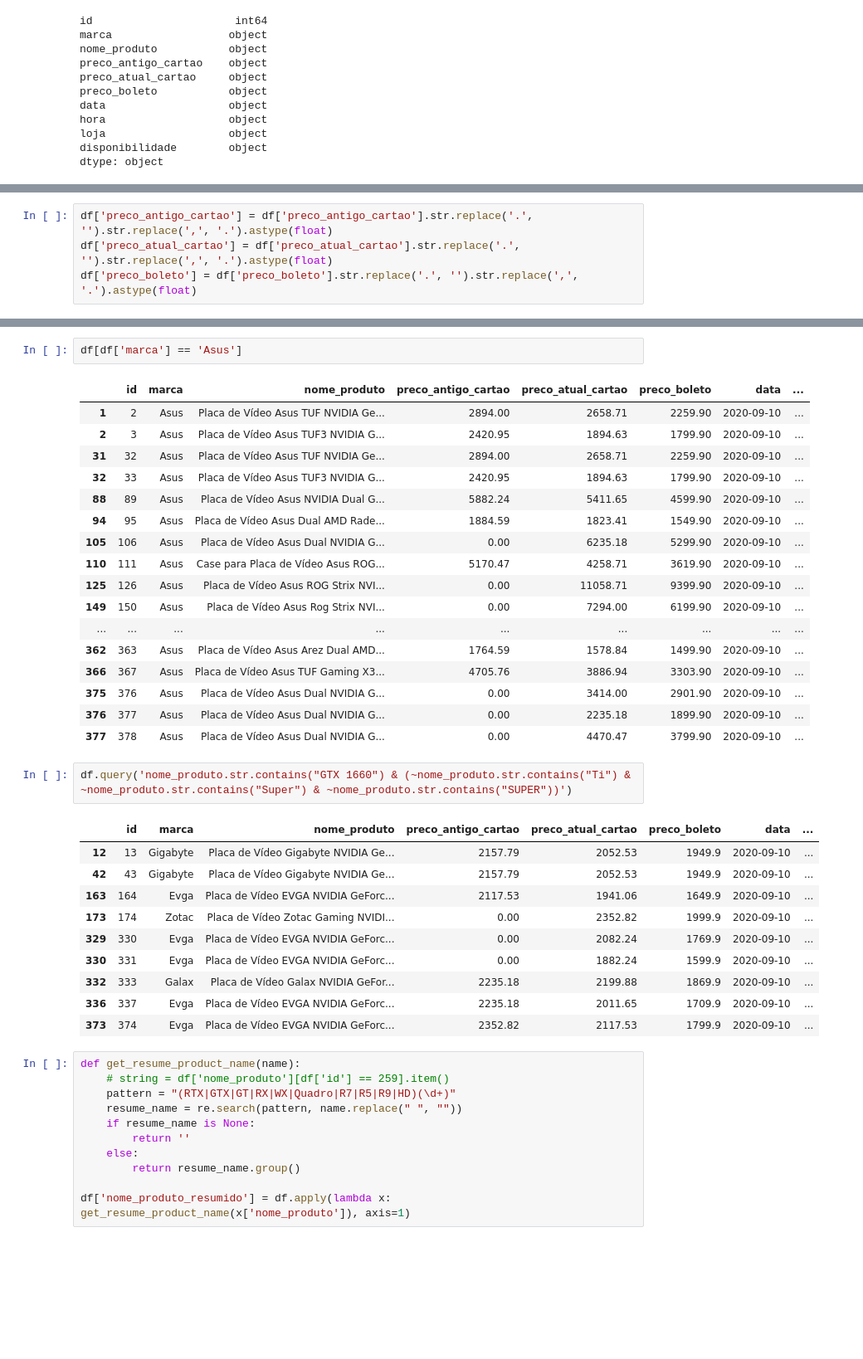
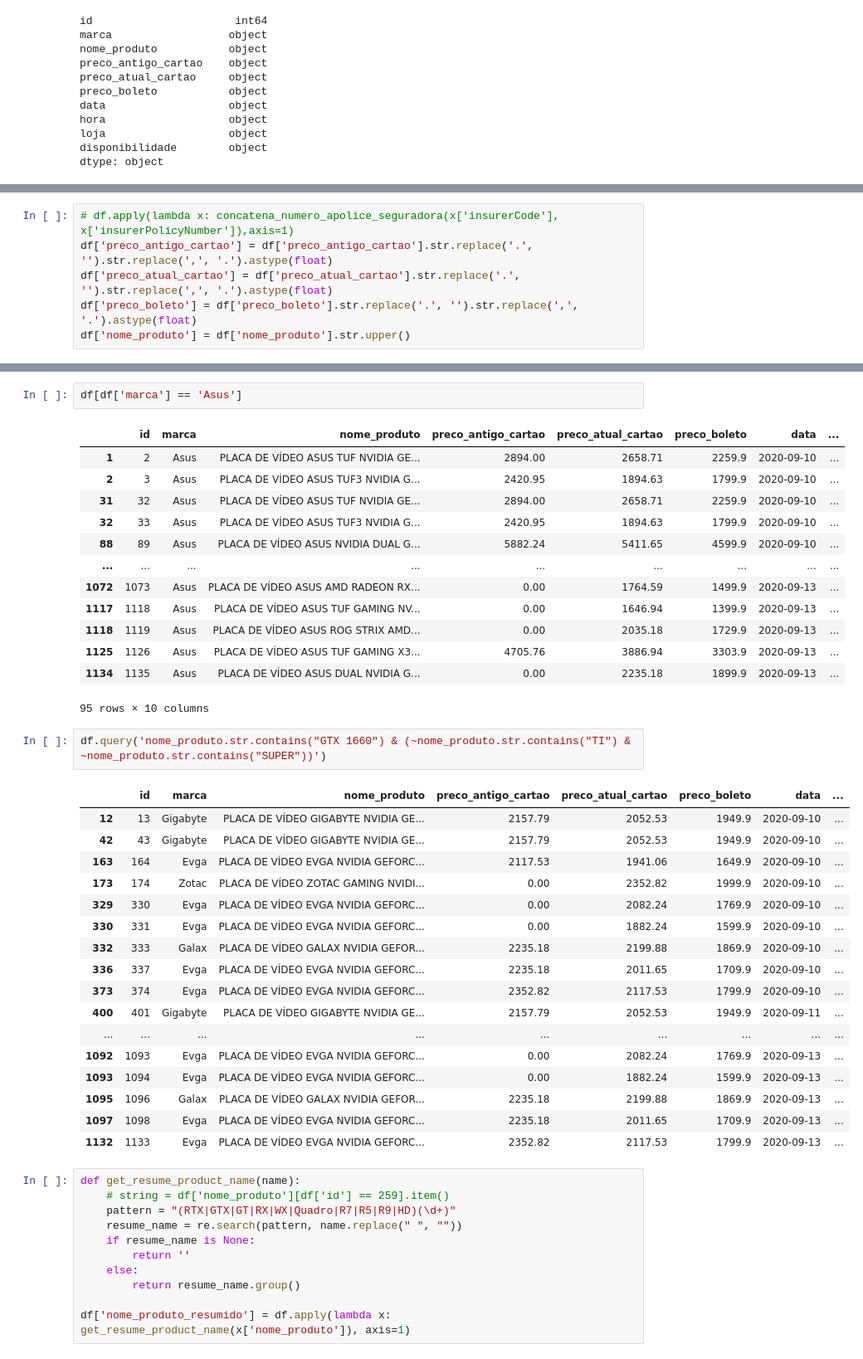
Before and after one commit to Ighus/ds_analysis_hardware_market, a Jupyter notebook: analysis.ipynb, the cells around one changed output, grey strips where cells are left out. Shown at 83% size. Saved outputs shown, nothing was run; the diff lists cells and outputs as text; blank space fills up the shorter version.

```diff
--- a/analysis.ipynb
+++ b/analysis.ipynb
@@ -46,7 +52,9 @@ df.sample(10)
 # %%
+# df.apply(lambda x: concatena_numero_apolice_seguradora(x['insurerCode'], x['insurerPolicyNumber']),axis=1)
 df['preco_antigo_cartao'] = df['preco_antigo_cartao'].str.replace('.', '').str.replace(',', '.').astype(float)
 df['preco_atual_cartao'] = df['preco_atual_cartao'].str.replace('.', '').str.replace(',', '.').astype(float)
 df['preco_boleto'] = df['preco_boleto'].str.replace('.', '').str.replace(',', '.').astype(float)
+df['nome_produto'] = df['nome_produto'].str.upper()
 # %%
 df_marcas = df['preco_atual_cartao'].groupby(df['marca'])
 print(df_marcas.mean())
@@ -72,35 +80,38 @@ Name: preco_atual_cartao, dtype: float64
 df[df['marca'] == 'Asus']
 # %% [output]
 |  | id | marca | nome_produto | preco_antigo_cartao | preco_atual_cartao | preco_boleto | data | ... |
-| 1 | 2 | Asus | Placa de Vídeo Asus TUF NVIDIA Ge... | 2894.00 | 2658.71 | 2259.90 | 2020-09-10 | ... |
-| 2 | 3 | Asus | Placa de Vídeo Asus TUF3 NVIDIA G... | 2420.95 | 1894.63 | 1799.90 | 2020-09-10 | ... |
-| 31 | 32 | Asus | Placa de Vídeo Asus TUF NVIDIA Ge... | 2894.00 | 2658.71 | 2259.90 | 2020-09-10 | ... |
-| 32 | 33 | Asus | Placa de Vídeo Asus TUF3 NVIDIA G... | 2420.95 | 1894.63 | 1799.90 | 2020-09-10 | ... |
-| 88 | 89 | Asus | Placa de Vídeo Asus NVIDIA Dual G... | 5882.24 | 5411.65 | 4599.90 | 2020-09-10 | ... |
-| 94 | 95 | Asus | Placa de Vídeo Asus Dual AMD Rade... | 1884.59 | 1823.41 | 1549.90 | 2020-09-10 | ... |
-| 105 | 106 | Asus | Placa de Vídeo Asus Dual NVIDIA G... | 0.00 | 6235.18 | 5299.90 | 2020-09-10 | ... |
-| 110 | 111 | Asus | Case para Placa de Vídeo Asus ROG... | 5170.47 | 4258.71 | 3619.90 | 2020-09-10 | ... |
-| 125 | 126 | Asus | Placa de Vídeo Asus ROG Strix NVI... | 0.00 | 11058.71 | 9399.90 | 2020-09-10 | ... |
-| 149 | 150 | Asus | Placa de Vídeo Asus Rog Strix NVI... | 0.00 | 7294.00 | 6199.90 | 2020-09-10 | ... |
+| 1 | 2 | Asus | PLACA DE VÍDEO ASUS TUF NVIDIA GE... | 2894.00 | 2658.71 | 2259.9 | 2020-09-10 | ... |
+| 2 | 3 | Asus | PLACA DE VÍDEO ASUS TUF3 NVIDIA G... | 2420.95 | 1894.63 | 1799.9 | 2020-09-10 | ... |
+| 31 | 32 | Asus | PLACA DE VÍDEO ASUS TUF NVIDIA GE... | 2894.00 | 2658.71 | 2259.9 | 2020-09-10 | ... |
+| 32 | 33 | Asus | PLACA DE VÍDEO ASUS TUF3 NVIDIA G... | 2420.95 | 1894.63 | 1799.9 | 2020-09-10 | ... |
+| 88 | 89 | Asus | PLACA DE VÍDEO ASUS NVIDIA DUAL G... | 5882.24 | 5411.65 | 4599.9 | 2020-09-10 | ... |
 | ... | ... | ... | ... | ... | ... | ... | ... | ... |
-| 362 | 363 | Asus | Placa de Vídeo Asus Arez Dual AMD... | 1764.59 | 1578.84 | 1499.90 | 2020-09-10 | ... |
-| 366 | 367 | Asus | Placa de Vídeo Asus TUF Gaming X3... | 4705.76 | 3886.94 | 3303.90 | 2020-09-10 | ... |
-| 375 | 376 | Asus | Placa de Vídeo Asus Dual NVIDIA G... | 0.00 | 3414.00 | 2901.90 | 2020-09-10 | ... |
-| 376 | 377 | Asus | Placa de Vídeo Asus Dual NVIDIA G... | 0.00 | 2235.18 | 1899.90 | 2020-09-10 | ... |
-| 377 | 378 | Asus | Placa de Vídeo Asus Dual NVIDIA G... | 0.00 | 4470.47 | 3799.90 | 2020-09-10 | ... |
+| 1072 | 1073 | Asus | PLACA DE VÍDEO ASUS AMD RADEON RX... | 0.00 | 1764.59 | 1499.9 | 2020-09-13 | ... |
+| 1117 | 1118 | Asus | PLACA DE VÍDEO ASUS TUF GAMING NV... | 0.00 | 1646.94 | 1399.9 | 2020-09-13 | ... |
+| 1118 | 1119 | Asus | PLACA DE VÍDEO ASUS ROG STRIX AMD... | 0.00 | 2035.18 | 1729.9 | 2020-09-13 | ... |
+| 1125 | 1126 | Asus | PLACA DE VÍDEO ASUS TUF GAMING X3... | 4705.76 | 3886.94 | 3303.9 | 2020-09-13 | ... |
+| 1134 | 1135 | Asus | PLACA DE VÍDEO ASUS DUAL NVIDIA G... | 0.00 | 2235.18 | 1899.9 | 2020-09-13 | ... |
+95 rows × 10 columns
 # %%
-df.query('nome_produto.str.contains("GTX 1660") & (~nome_produto.str.contains("Ti") & ~nome_produto.str.contains("Super") & ~nome_produto.str.contains("SUPER"))')
+df.query('nome_produto.str.contains("GTX 1660") & (~nome_produto.str.contains("TI") & ~nome_produto.str.contains("SUPER"))')
 # %% [output]
 |  | id | marca | nome_produto | preco_antigo_cartao | preco_atual_cartao | preco_boleto | data | ... |
-| 12 | 13 | Gigabyte | Placa de Vídeo Gigabyte NVIDIA Ge... | 2157.79 | 2052.53 | 1949.9 | 2020-09-10 | ... |
-| 42 | 43 | Gigabyte | Placa de Vídeo Gigabyte NVIDIA Ge... | 2157.79 | 2052.53 | 1949.9 | 2020-09-10 | ... |
-| 163 | 164 | Evga | Placa de Vídeo EVGA NVIDIA GeForc... | 2117.53 | 1941.06 | 1649.9 | 2020-09-10 | ... |
-| 173 | 174 | Zotac | Placa de Vídeo Zotac Gaming NVIDI... | 0.00 | 2352.82 | 1999.9 | 2020-09-10 | ... |
-| 329 | 330 | Evga | Placa de Vídeo EVGA NVIDIA GeForc... | 0.00 | 2082.24 | 1769.9 | 2020-09-10 | ... |
-| 330 | 331 | Evga | Placa de Vídeo EVGA NVIDIA GeForc... | 0.00 | 1882.24 | 1599.9 | 2020-09-10 | ... |
-| 332 | 333 | Galax | Placa de Vídeo Galax NVIDIA GeFor... | 2235.18 | 2199.88 | 1869.9 | 2020-09-10 | ... |
-| 336 | 337 | Evga | Placa de Vídeo EVGA NVIDIA GeForc... | 2235.18 | 2011.65 | 1709.9 | 2020-09-10 | ... |
-| 373 | 374 | Evga | Placa de Vídeo EVGA NVIDIA GeForc... | 2352.82 | 2117.53 | 1799.9 | 2020-09-10 | ... |
+| 12 | 13 | Gigabyte | PLACA DE VÍDEO GIGABYTE NVIDIA GE... | 2157.79 | 2052.53 | 1949.9 | 2020-09-10 | ... |
+| 42 | 43 | Gigabyte | PLACA DE VÍDEO GIGABYTE NVIDIA GE... | 2157.79 | 2052.53 | 1949.9 | 2020-09-10 | ... |
+| 163 | 164 | Evga | PLACA DE VÍDEO EVGA NVIDIA GEFORC... | 2117.53 | 1941.06 | 1649.9 | 2020-09-10 | ... |
+| 173 | 174 | Zotac | PLACA DE VÍDEO ZOTAC GAMING NVIDI... | 0.00 | 2352.82 | 1999.9 | 2020-09-10 | ... |
+| 329 | 330 | Evga | PLACA DE VÍDEO EVGA NVIDIA GEFORC... | 0.00 | 2082.24 | 1769.9 | 2020-09-10 | ... |
+| 330 | 331 | Evga | PLACA DE VÍDEO EVGA NVIDIA GEFORC... | 0.00 | 1882.24 | 1599.9 | 2020-09-10 | ... |
+| 332 | 333 | Galax | PLACA DE VÍDEO GALAX NVIDIA GEFOR... | 2235.18 | 2199.88 | 1869.9 | 2020-09-10 | ... |
+| 336 | 337 | Evga | PLACA DE VÍDEO EVGA NVIDIA GEFORC... | 2235.18 | 2011.65 | 1709.9 | 2020-09-10 | ... |
+| 373 | 374 | Evga | PLACA DE VÍDEO EVGA NVIDIA GEFORC... | 2352.82 | 2117.53 | 1799.9 | 2020-09-10 | ... |
+| 400 | 401 | Gigabyte | PLACA DE VÍDEO GIGABYTE NVIDIA GE... | 2157.79 | 2052.53 | 1949.9 | 2020-09-11 | ... |
+| ... | ... | ... | ... | ... | ... | ... | ... | ... |
+| 1092 | 1093 | Evga | PLACA DE VÍDEO EVGA NVIDIA GEFORC... | 0.00 | 2082.24 | 1769.9 | 2020-09-13 | ... |
+| 1093 | 1094 | Evga | PLACA DE VÍDEO EVGA NVIDIA GEFORC... | 0.00 | 1882.24 | 1599.9 | 2020-09-13 | ... |
+| 1095 | 1096 | Galax | PLACA DE VÍDEO GALAX NVIDIA GEFOR... | 2235.18 | 2199.88 | 1869.9 | 2020-09-13 | ... |
+| 1097 | 1098 | Evga | PLACA DE VÍDEO EVGA NVIDIA GEFORC... | 2235.18 | 2011.65 | 1709.9 | 2020-09-13 | ... |
+| 1132 | 1133 | Evga | PLACA DE VÍDEO EVGA NVIDIA GEFORC... | 2352.82 | 2117.53 | 1799.9 | 2020-09-13 | ... |
 # %%
 def get_resume_product_name(name):
     # string = df['nome_produto'][df['id'] == 259].item()
```
Also changed, not shown: parts of 9 cells of this notebook, 2 other files.
